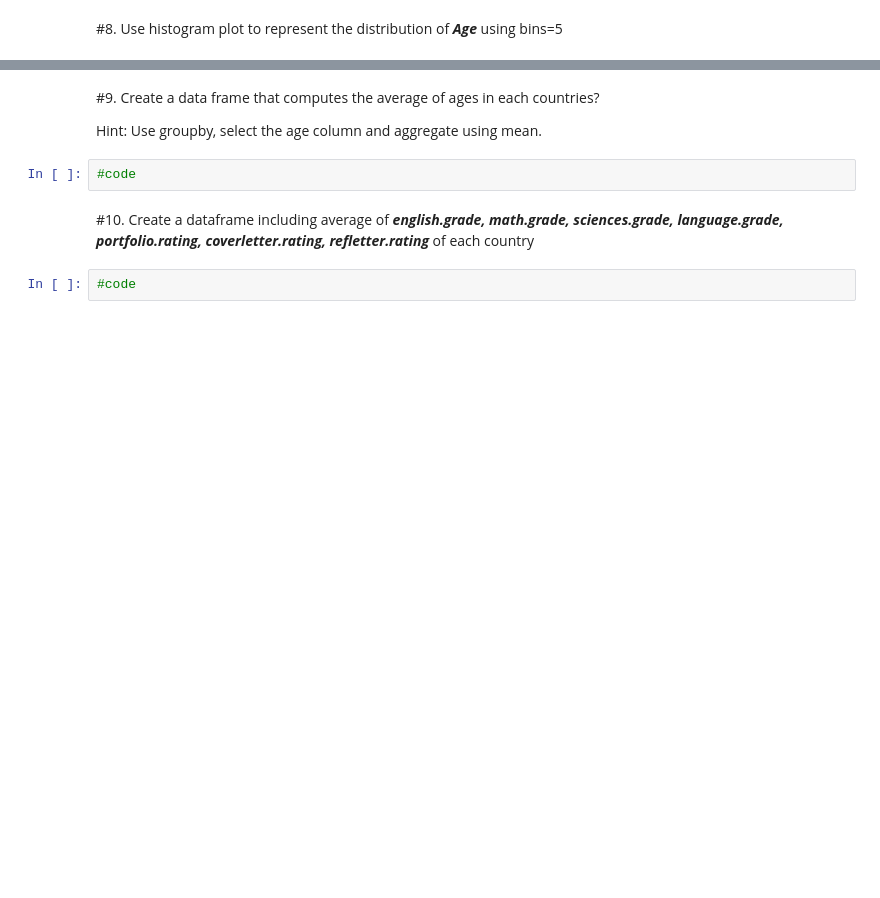
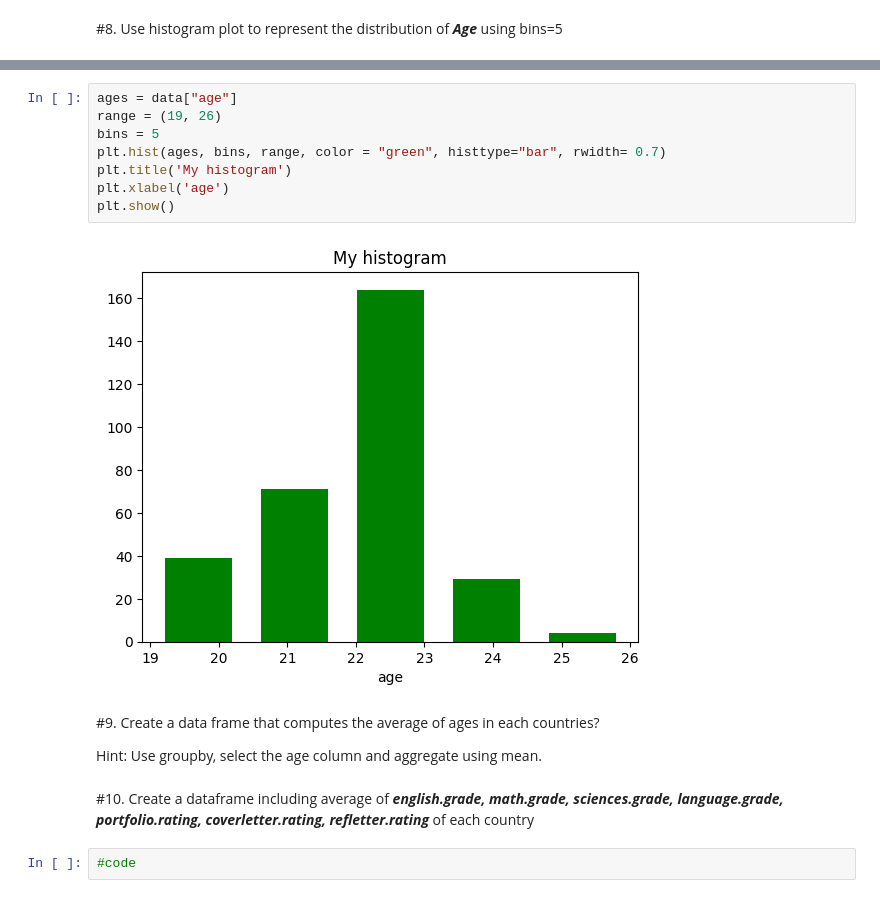
Before and after one commit to minhhuy211/ML_Learning, a Jupyter notebook: Lab_2.ipynb, the cells around one changed output, grey strips where cells are left out. Cells and saved outputs as stored; diff of their text form; blank space fills up the shorter version.

```diff
--- a/Lab_2.ipynb
+++ b/Lab_2.ipynb
@@ -52,9 +125,17 @@ using bins=5
+# %%
+ages = data["age"]
+range = (19, 26)
+bins = 5
+plt.hist(ages, bins, range, color = "green", histtype="bar", rwidth= 0.7)
+plt.title('My histogram')
+plt.xlabel('age')
+plt.show()
+# %% [output]
+[figure, added]
 # %% [markdown]
 #9. Create a data frame that computes the average of ages in each countries?
 
 Hint: Use groupby, select the age column and aggregate using mean.
-# %%
-#code
 # %% [markdown]
 #10. Create a dataframe including average of ***english.grade, math.grade, sciences.grade, language.grade, portfolio.rating, coverletter.rating, refletter.rating*** of each country
 # %%
```
Also changed, not shown: parts of 16 cells of this notebook.
